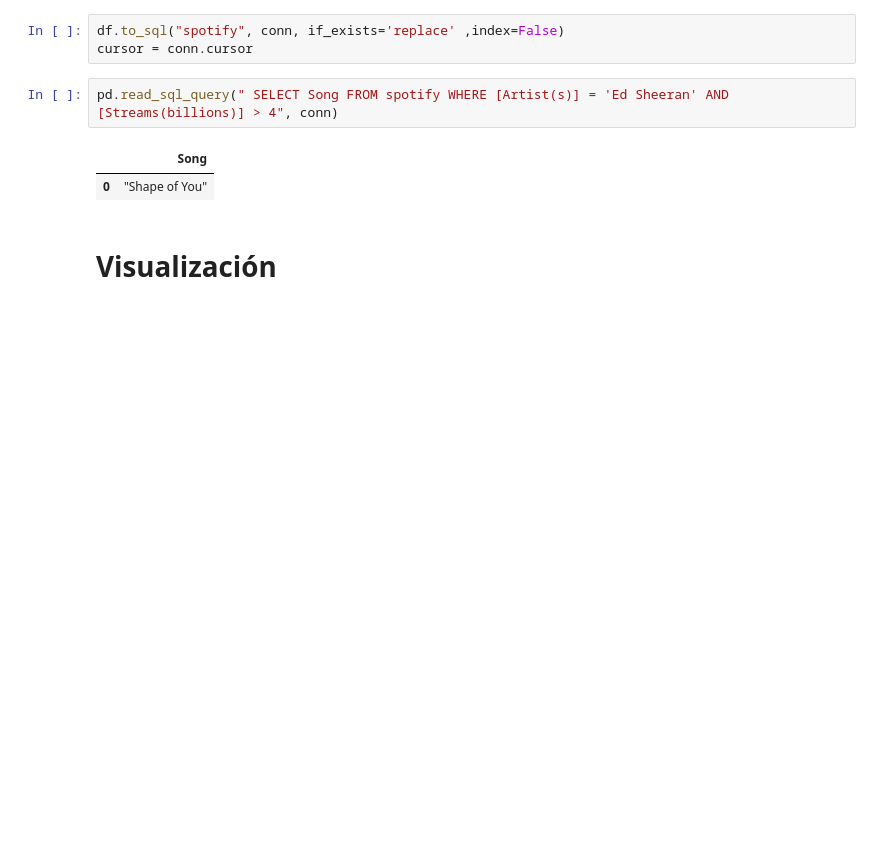
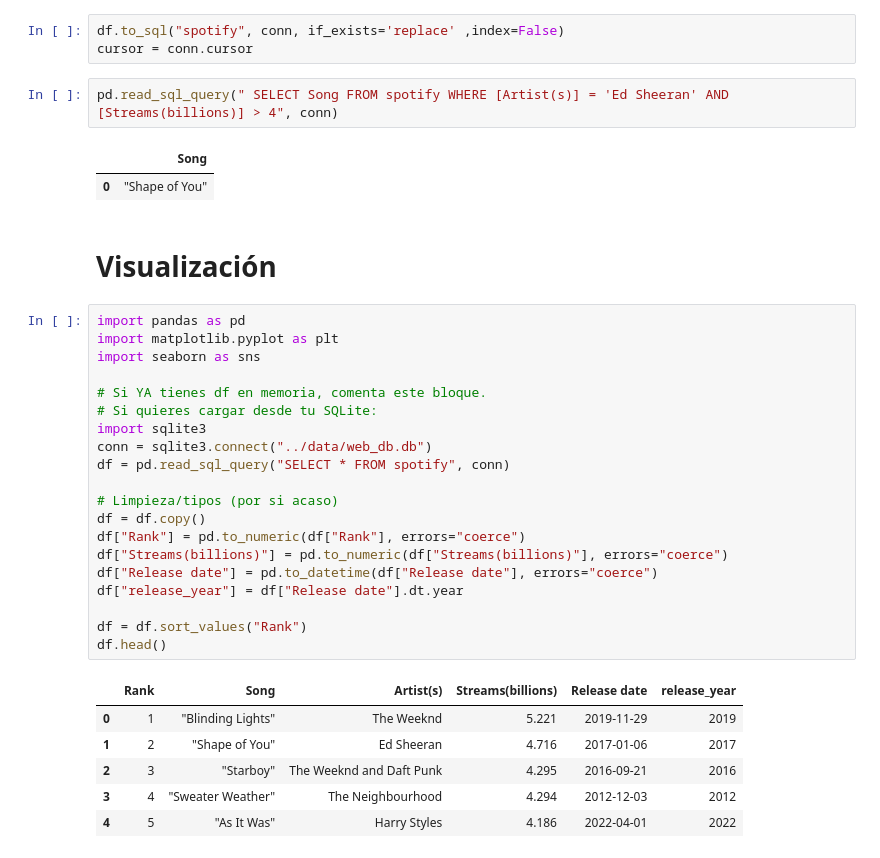
Before and after one commit to Matias023/mati-web-scraping-project-tutorial, a Jupyter notebook: src/spotify_scraping.ipynb, the cells around one changed output. Saved outputs shown, nothing was run; the diff lists cells and outputs as text; blank space fills up the shorter version.

```diff
--- a/src/spotify_scraping.ipynb
+++ b/src/spotify_scraping.ipynb
@@ -86,3 +86,30 @@ pd.read_sql_query(" SELECT Song FROM spotify WHERE [Artist(s)] = 'Ed Sheeran' AN
 | 0 | "Shape of You" |
 # %% [markdown]
 # Visualización
+# %%
+import pandas as pd
+import matplotlib.pyplot as plt
+import seaborn as sns
+
+# Si YA tienes df en memoria, comenta este bloque.
+# Si quieres cargar desde tu SQLite:
+import sqlite3
+conn = sqlite3.connect("../data/web_db.db")
+df = pd.read_sql_query("SELECT * FROM spotify", conn)
+
+# Limpieza/tipos (por si acaso)
+df = df.copy()
+df["Rank"] = pd.to_numeric(df["Rank"], errors="coerce")
+df["Streams(billions)"] = pd.to_numeric(df["Streams(billions)"], errors="coerce")
+df["Release date"] = pd.to_datetime(df["Release date"], errors="coerce")
+df["release_year"] = df["Release date"].dt.year
+
+df = df.sort_values("Rank")
+df.head()
+# %% [output]
+|  | Rank | Song | Artist(s) | Streams(billions) | Release date | release_year |
+| 0 | 1 | "Blinding Lights" | The Weeknd | 5.221 | 2019-11-29 | 2019 |
+| 1 | 2 | "Shape of You" | Ed Sheeran | 4.716 | 2017-01-06 | 2017 |
+| 2 | 3 | "Starboy" | The Weeknd and Daft Punk | 4.295 | 2016-09-21 | 2016 |
+| 3 | 4 | "Sweater Weather" | The Neighbourhood | 4.294 | 2012-12-03 | 2012 |
+| 4 | 5 | "As It Was" | Harry Styles | 4.186 | 2022-04-01 | 2022 |
```
Also changed, not shown: parts of 3 cells of this notebook.
